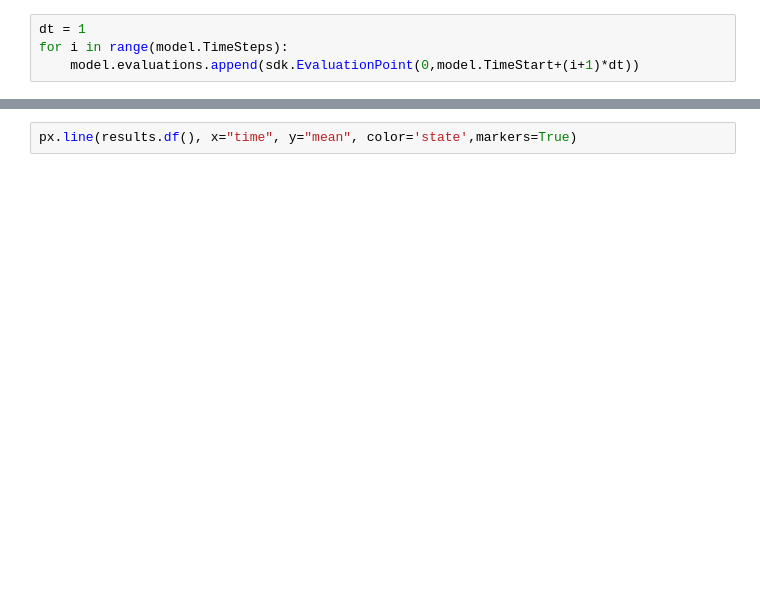
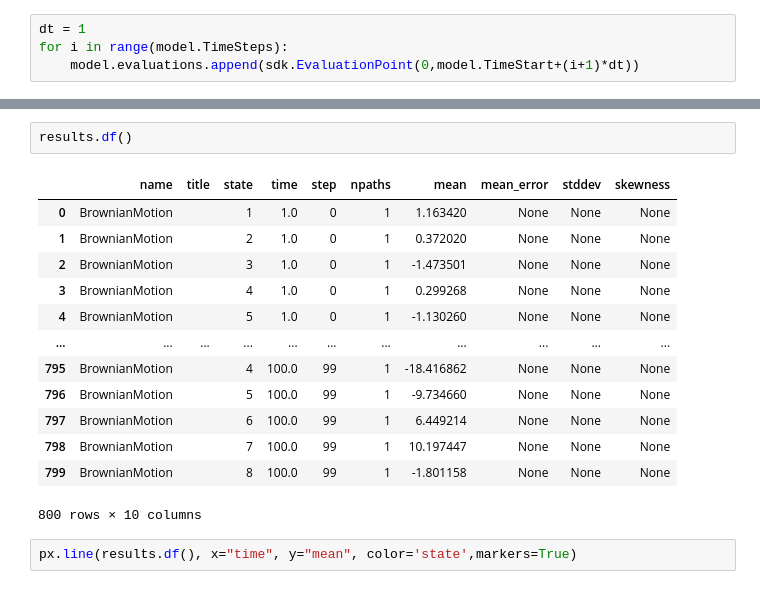
Before and after one commit to AlexanderZvyagin/MonteCarlo-SDK, a Jupyter notebook: python/notebooks/t02_graph.ipynb, the cells around one changed output, grey strips where cells are left out. Saved outputs shown, nothing was run; the diff lists cells and outputs as text; blank space fills up the shorter version.

```diff
--- a/python/notebooks/t02_graph.ipynb
+++ b/python/notebooks/t02_graph.ipynb
@@ -49,6 +65,22 @@ fig.show()
 # %% [output]
 [interactive output not drawn]
 [interactive output not drawn]
+# %%
+results.df()
+# %% [output]
+|  | name | title | state | time | step | npaths | mean | mean_error | stddev | skewness |
+| 0 | BrownianMotion |  | 1 | 1.0 | 0 | 1 | 1.163420 | None | None | None |
+| 1 | BrownianMotion |  | 2 | 1.0 | 0 | 1 | 0.372020 | None | None | None |
+| 2 | BrownianMotion |  | 3 | 1.0 | 0 | 1 | -1.473501 | None | None | None |
+| 3 | BrownianMotion |  | 4 | 1.0 | 0 | 1 | 0.299268 | None | None | None |
+| 4 | BrownianMotion |  | 5 | 1.0 | 0 | 1 | -1.130260 | None | None | None |
+| ... | ... | ... | ... | ... | ... | ... | ... | ... | ... | ... |
+| 795 | BrownianMotion |  | 4 | 100.0 | 99 | 1 | -18.416862 | None | None | None |
+| 796 | BrownianMotion |  | 5 | 100.0 | 99 | 1 | -9.734660 | None | None | None |
+| 797 | BrownianMotion |  | 6 | 100.0 | 99 | 1 | 6.449214 | None | None | None |
+| 798 | BrownianMotion |  | 7 | 100.0 | 99 | 1 | 10.197447 | None | None | None |
+| 799 | BrownianMotion |  | 8 | 100.0 | 99 | 1 | -1.801158 | None | None | None |
+800 rows × 10 columns
 # %%
 px.line(results.df(), x="time", y="mean", color='state',markers=True)
 # %% [output]
```
Also changed, not shown: parts of 5 cells of this notebook, 4 other files.
